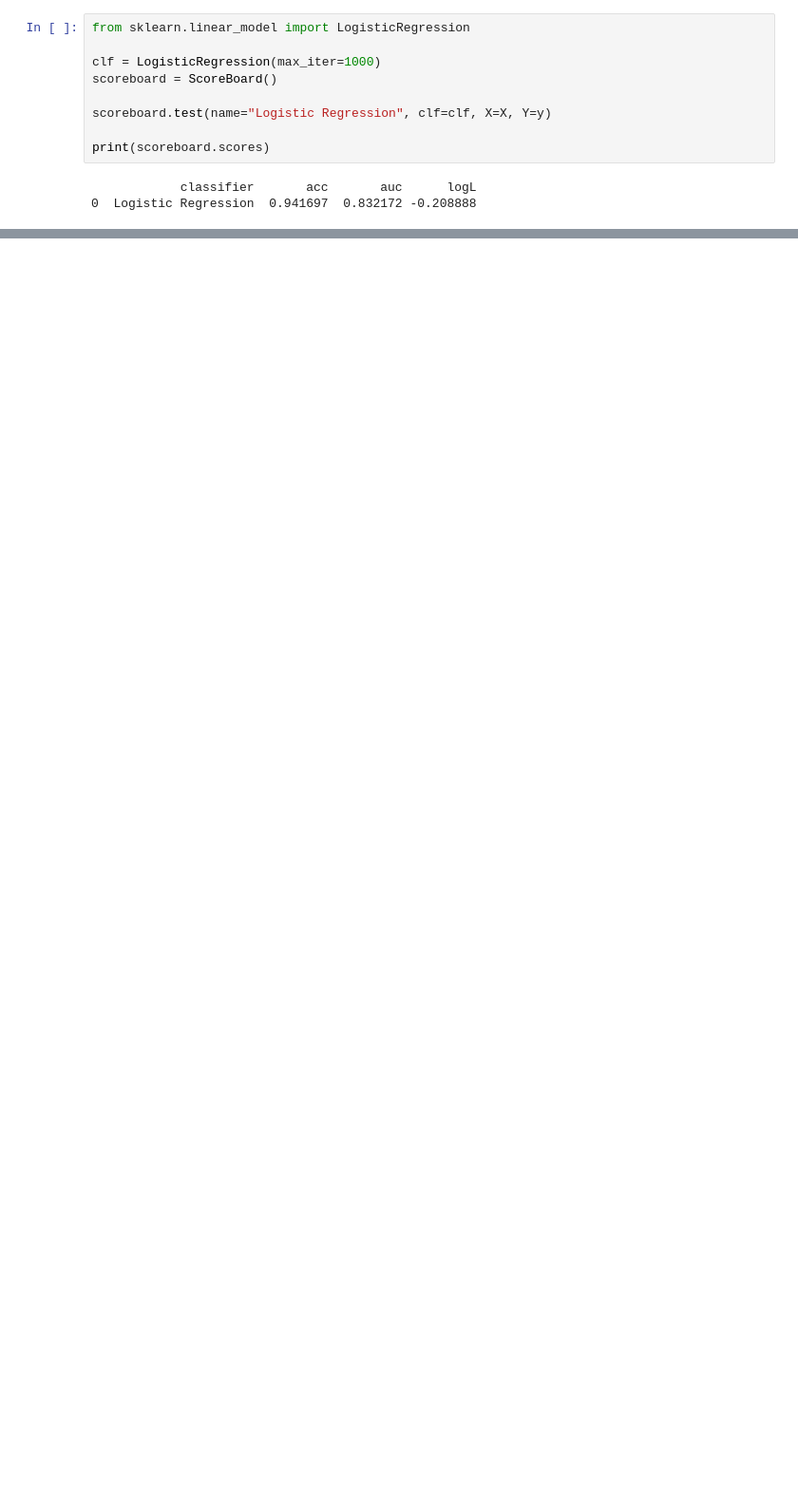
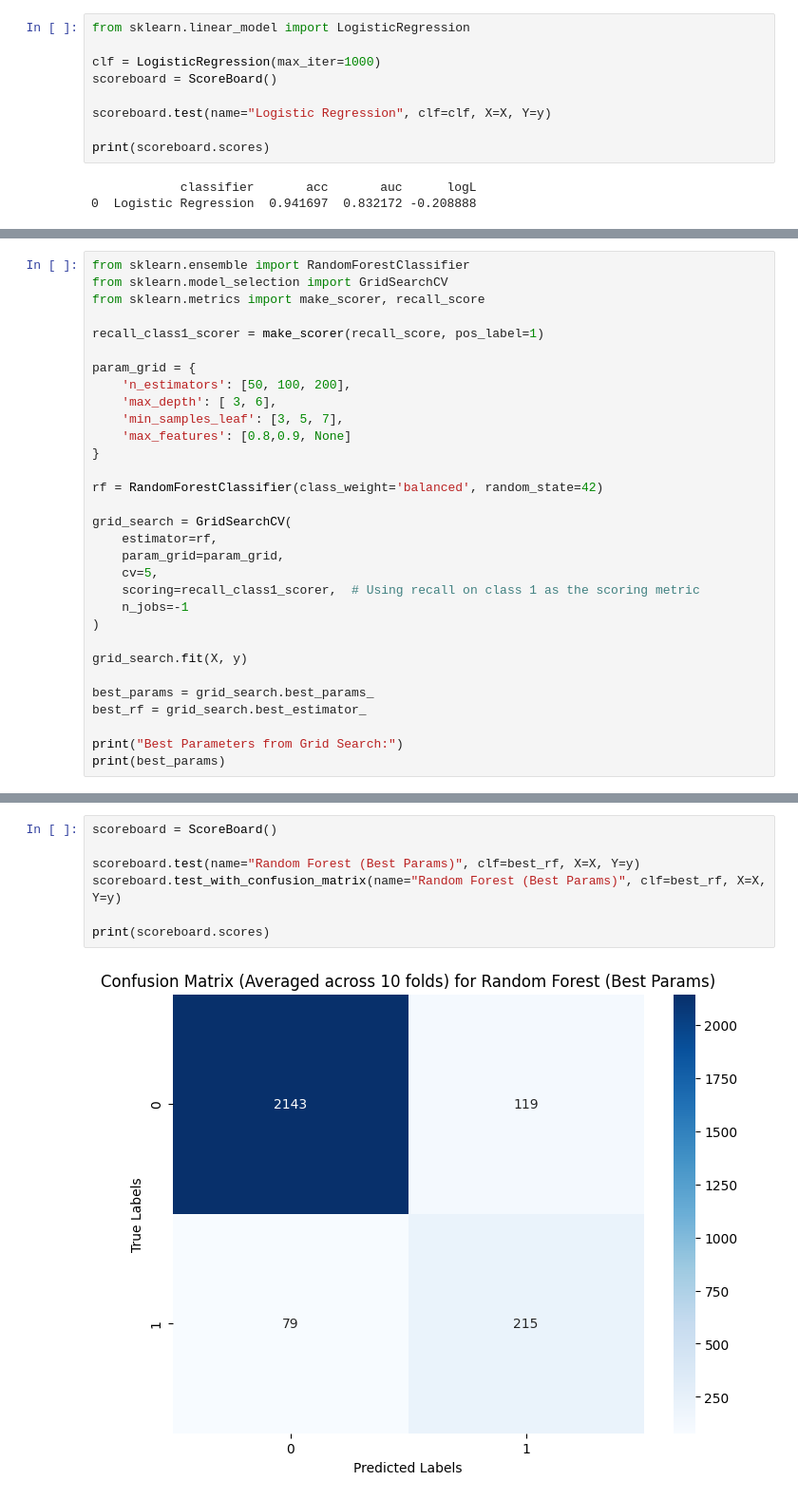
Before and after one commit to Ara-ban/Machine-learning-baselines-binary-classification, a Jupyter notebook: eda.ipynb, the cells around one changed output, grey strips where cells are left out. Shown: that part at 95% size. Saved outputs shown, nothing was run; the diff lists cells and outputs as text; blank space fills up the shorter version.

```diff
--- a/eda.ipynb
+++ b/eda.ipynb
@@ -309,0 +459,31 @@ Name: count, dtype: int64
+# %%
+from sklearn.ensemble import RandomForestClassifier
+from sklearn.model_selection import GridSearchCV
+from sklearn.metrics import make_scorer, recall_score
+
+recall_class1_scorer = make_scorer(recall_score, pos_label=1)
+
+param_grid = {
+    'n_estimators': [50, 100, 200],
+    'max_depth': [ 3, 6],
+    'min_samples_leaf': [3, 5, 7],
+    'max_features': [0.8,0.9, None]
+}
+
+rf = RandomForestClassifier(class_weight='balanced', random_state=42)
+
+grid_search = GridSearchCV(
+    estimator=rf,
+    param_grid=param_grid,
+    cv=5,
+    scoring=recall_class1_scorer,  # Using recall on class 1 as the scoring metric
+    n_jobs=-1
+)
+
+grid_search.fit(X, y)
+
+best_params = grid_search.best_params_
+best_rf = grid_search.best_estimator_
+
+print("Best Parameters from Grid Search:")
+print(best_params)
@@ -309,0 +493,9 @@ Name: count, dtype: int64
+# %%
+scoreboard = ScoreBoard()
+
+scoreboard.test(name="Random Forest (Best Params)", clf=best_rf, X=X, Y=y)
+scoreboard.test_with_confusion_matrix(name="Random Forest (Best Params)", clf=best_rf, X=X, Y=y)
+
+print(scoreboard.scores)
+# %% [output]
+[figure, added]
```
Also changed, not shown: parts of 26 cells of this notebook.
